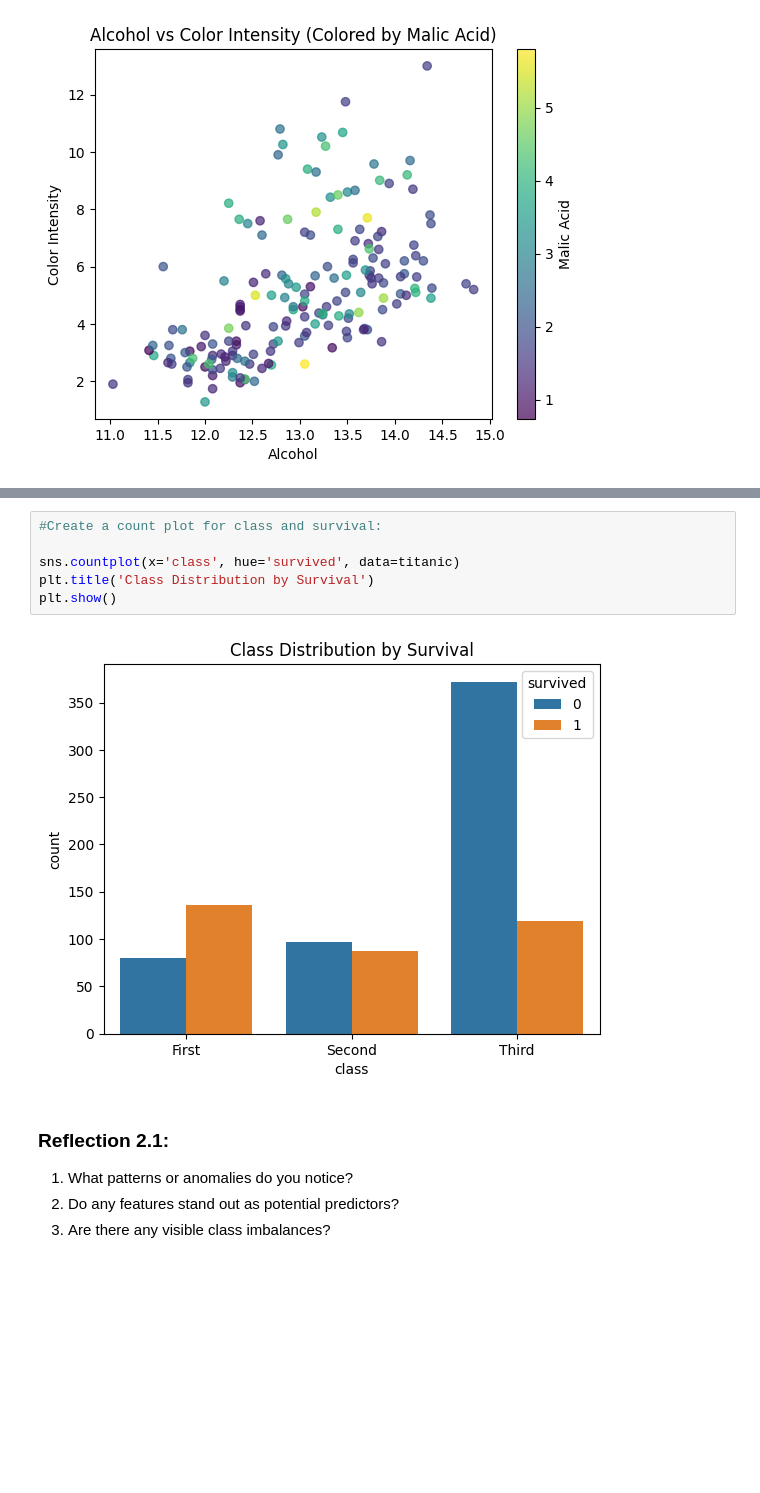
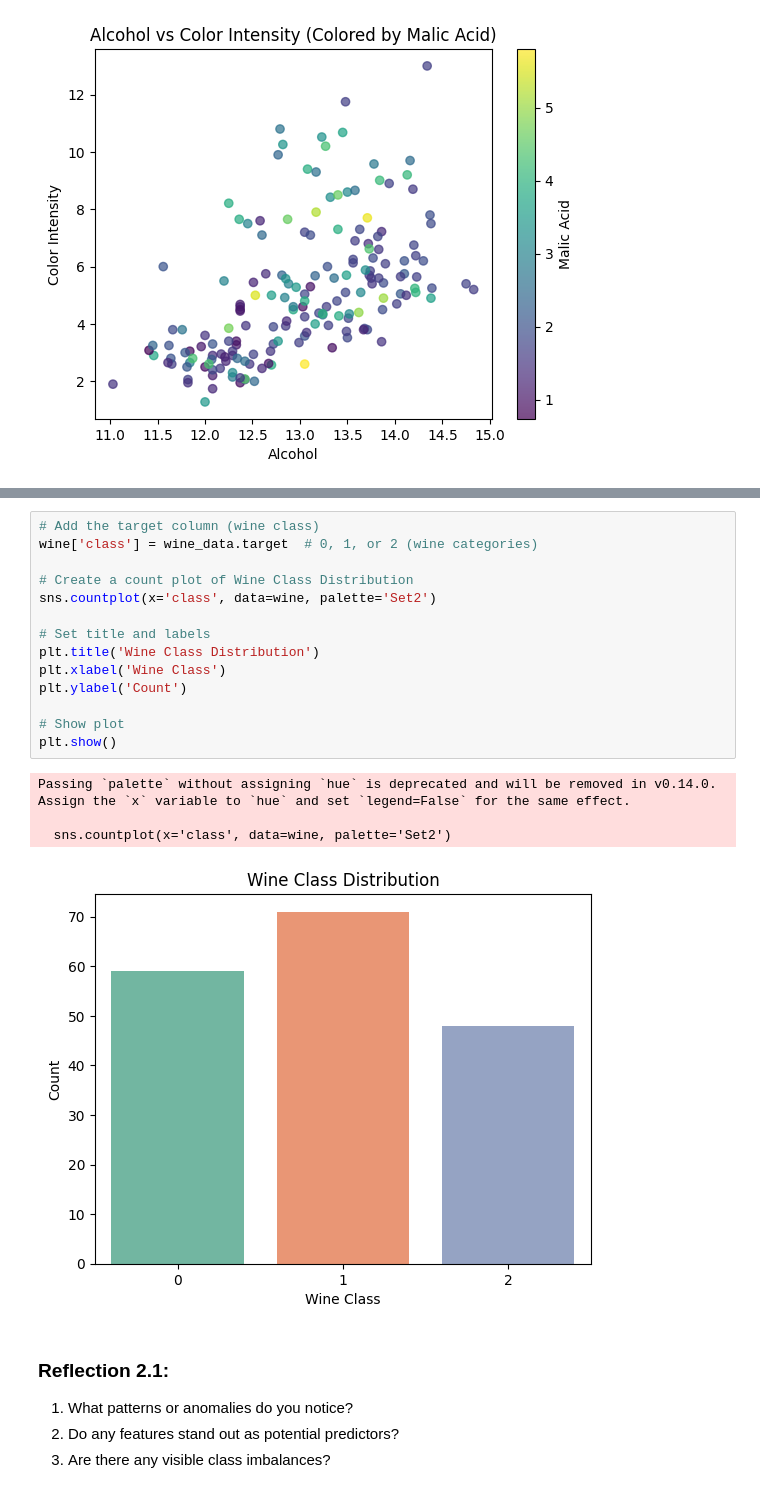
Before and after one commit to JBtallgrass/applied-ml-jballard, a Jupyter notebook: lab02/ml02_jballard bonus.ipynb, the cells around one changed output, grey strips where cells are left out. Cells and saved outputs as stored; diff of their text form; blank space fills up the shorter version.

```diff
--- a/lab02/ml02_jballard bonus.ipynb
+++ b/lab02/ml02_jballard bonus.ipynb
@@ -167,11 +181,22 @@ plt.show()
-# %%
-#Create a count plot for class and survival:
-
-sns.countplot(x='class', hue='survived', data=titanic)
-plt.title('Class Distribution by Survival')
-plt.show()
-# %% [output]
-[figure, removed]
+# %%
+# Add the target column (wine class)
+wine['class'] = wine_data.target  # 0, 1, or 2 (wine categories)
+
+# Create a count plot of Wine Class Distribution
+sns.countplot(x='class', data=wine, palette='Set2')
+
+# Set title and labels
+plt.title('Wine Class Distribution')
+plt.xlabel('Wine Class')
+plt.ylabel('Count')
+
+# Show plot
+plt.show()
+# %% [output]
+Passing `palette` without assigning `hue` is deprecated and will be removed in v0.14.0. Assign the `x` variable to `hue` and set `legend=False` for the same effect.
+
+  sns.countplot(x='class', data=wine, palette='Set2')
+[figure, added]
 # %% [markdown]
 ### Reflection 2.1:
 
```
Also changed, not shown: parts of 21 cells of this notebook.
